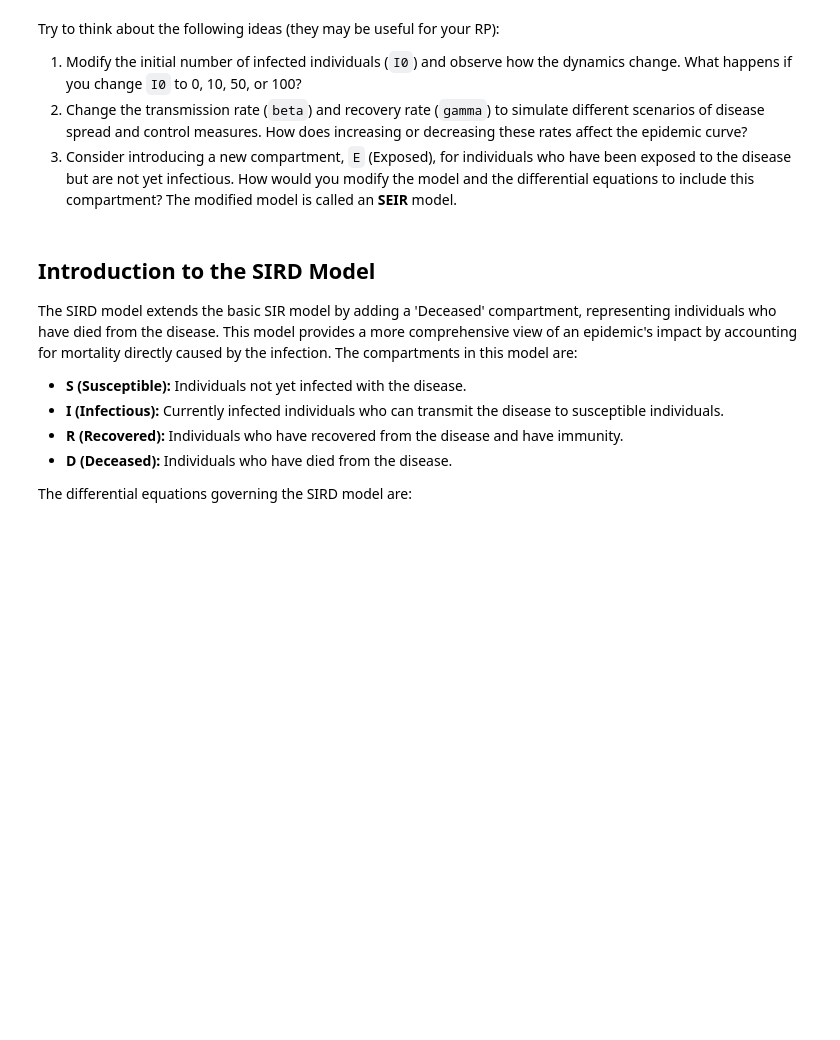
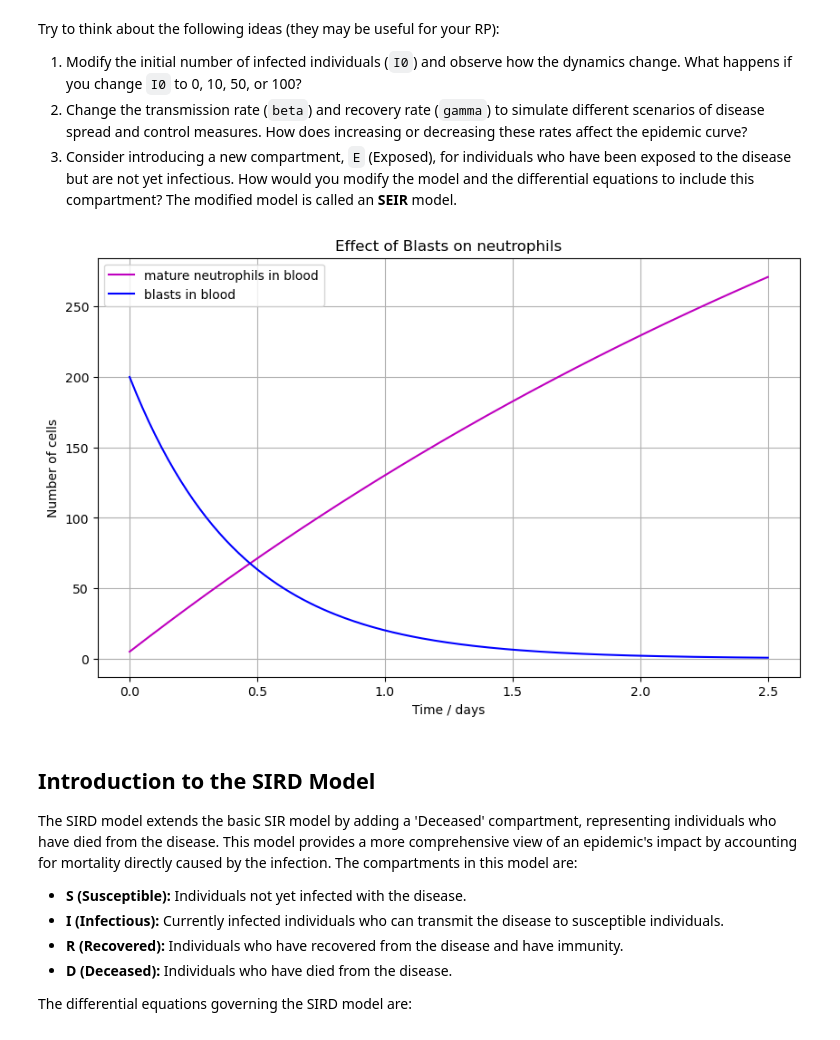
Before and after one commit to humdCoding/Rp4, a Jupyter notebook: Compartment Models Primer-Copy1.ipynb, the cells around one changed output. Drawn from its saved outputs; the diff is of its cells as text; code cells hidden in the pictures; blank space fills up the shorter version.

```diff
--- a/Compartment Models Primer-Copy1.ipynb
+++ b/Compartment Models Primer-Copy1.ipynb
@@ -190,6 +207,98 @@ Try to think about the following ideas (they may be useful for your RP):
 1. Modify the initial number of infected individuals (`I0`) and observe how the dynamics change. What happens if you change `I0` to 0, 10, 50, or 100?
 2. Change the transmission rate (`beta`) and recovery rate (`gamma`) to simulate different scenarios of disease spread and control measures. How does increasing or decreasing these rates affect the epidemic curve?
 3. Consider introducing a new compartment, `E` (Exposed), for individuals who have been exposed to the disease but are not yet infectious. How would you modify the model and the differential equations to include this compartment? The modified model is called an **SEIR** model.
+# %%
+import numpy as np
+from scipy.integrate import odeint
+import matplotlib.pyplot as plt
+slopeWbc = 1.1
+slopeBlast = 1.1
+I = 75*(10**-3)
+Ewbc = slopeWbc*I
+Eblast = slopeBlast*I
+N =1000
+Xl1 = 1
+Xl2 = 200
+
+Xwbc = 5
+Xpr = 200
+Xtr = N-Xwbc-Xpr-Xl1-Xl2
+Xad = 2*(10**-6)
+Xac = 2*(10**-6)
+
+
+def neutrophil_Def(y,t, Ewbc, Xwbc,B = 4.67,gam=0.651,ktr = 0.236): # Nucleophil differentiation in three compartment model
+    Xpr, Xtr,Xwbc = y
+    kwbc = 2.3765
+    F = ktr*((B/Xwbc)**gam)*(1-Ewbc) #proliferation rate (of neutrophils?)
+    G = ktr # differentiation rate
+    dXprdt = Xpr*(F-G) #change in concentration of proliferating cells in blood,
+    #dc =  represents the rate of cell death due to the effects of leukemic blasts
+    dXtrdt = G*Xpr - G*Xtr#change in concentration of transition cells in blood
+    dXwbcdt = G*Xtr
+    #dXwbcdt = G*Xtr - kwbc*Xwbc # change in concentration of mature neutrophils in blood
+    return [dXprdt,dXtrdt,dXwbcdt]
+
+
+
+
+
+
+def blast_pop(y,t,Xwbc,Eblast,c1 = 0.1, c2 =0.1,p1 = 0.1,a1 = 0.875, d2 = 2.3):#Blast population model in two compartments
+     Xl1,Xl2 = y
+     klc = 1/(1+c1*Xwbc+c2*Xl2) #the suppressive influence from nuetrophils and blasts in the blood
+     dXl1dt = (2*a1*klc - 1 - Eblast)*Xl1*p1 #change in leukemia cells in bone marrow
+     dXl2dt = 2*(1-a1*klc)*p1*Xl1 - (d2*Xl2) #change in leukemia cells in blood
+     return [dXl1dt, dXl2dt]
+
+def model(y,t, Ewbc, Eblast, Xwbc):
+    Xpr, Xtr,Xwbc,Xl1,Xl2 = y
+    B = 4.67 #Equilibrium level of healthy neutrophils
+    gam=0.651 #feedback of neutrophil level on stem cell proliferation, 0.651
+    ktr = 0.236 #death rate of neutrophil lineage,  0.236
+    c1 = 0.1 #factor that modulates cytokine feedback, 0.1
+    c2 =0.1 #factor that modulates cytokine feedback, 0.1
+    p1 = 0.1 #growth rate of leukemic cells, 0.1
+    a1 = 0.875 #Fraction of self-renewal of leukemic cells, 0.875
+    d2 = 2.3 #death rate of blasts in blood, 2.3
+    kwbc = 2.3765
+    F = ktr*((B/Xwbc)**gam)*(1-Ewbc) #proliferation rate (of neutrophils?)
+    G = ktr # differentiation rate
+    if (Xpr+Xl1) < (4*B/kwbc): # this means that cells will only start dying once there is a certain amount of leukemic blasts
+        dc = 0
+    else:
+        dc = Xpr+Xl1 - (4*B/kwbc)
+    dXprdt = Xpr*(F-G - dc) #change in concentration of proliferating cells in blood,
+
+    #dc =  represents the rate of cell death due to the effects of leukemic blasts
+    dXtrdt = G*Xpr - G*Xtr#change in concentration of transition cells in blood
+    dXwbcdt = G*Xtr ## change in concentration of mature neutrophils in blood
+    #dXwbcdt = G*Xtr - kwbc*Xwbc # change in concentration of mature neutrophils in blood but with death involved
+
+    klc = 1/(1+c1*Xwbc+c2*Xl2) #the suppressive influence from nuetrophils and blasts in the blood
+    dXl1dt = ((2*a1*klc) - 1 - Eblast)*Xl1*p1 #change in leukemia cells in bone marrow
+    dXl2dt = 2*(1-a1*klc)*p1*Xl1 - (d2*Xl2) #change in leukemia cells in blood
+    return [dXprdt,dXtrdt,dXwbcdt,dXl1dt,dXl2dt ]
+
+
+t = np.linspace(0, 2.5, 200)
+y0n = Xpr, Xtr,Xwbc,Xl1,Xl2
+ret = odeint(model,y0n,t, args= (Ewbc,Eblast,Xwbc))
+Xpr, Xtr,Xwbc,Xl1,Xl2 = ret.T
+plt.figure(figsize=(10, 6))
+#plt.plot(t, Xpr, 'g', label=' proliferating cells in blood')
+#plt.plot(t, Xtr, 'r', label='transition cells in blood')
+plt.plot(t, Xwbc, 'm', label='mature neutrophils in blood')
+#plt.plot(t, Xl1, 'r', label='blasts in marrow')
+plt.plot(t, Xl2, 'b', label='blasts in blood')
+plt.title('Effect of Blasts on neutrophils')
+plt.xlabel('Time / days')
+plt.ylabel('Number of cells')
+plt.legend()
+plt.grid(True)
+plt.show()
+# %% [output]
+[figure, added]
 # %% [markdown]
 ## Introduction to the SIRD Model
 
```
Also changed, not shown: parts of 1 cell of this notebook.
